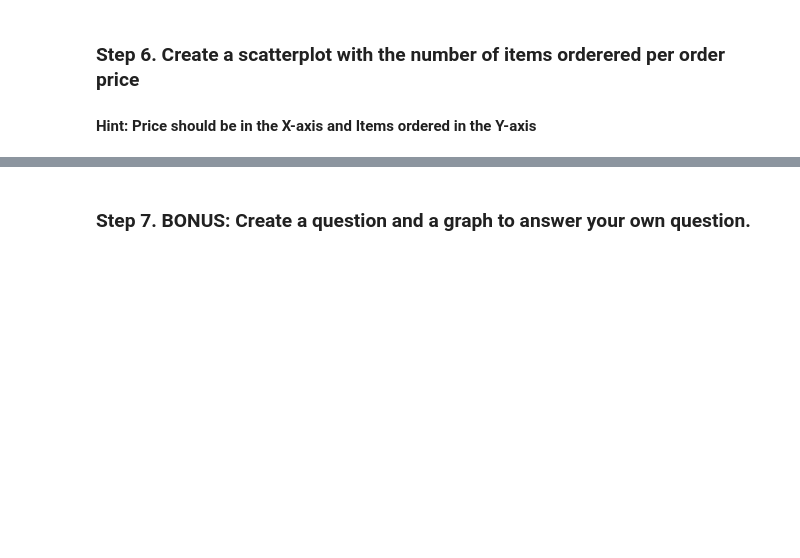
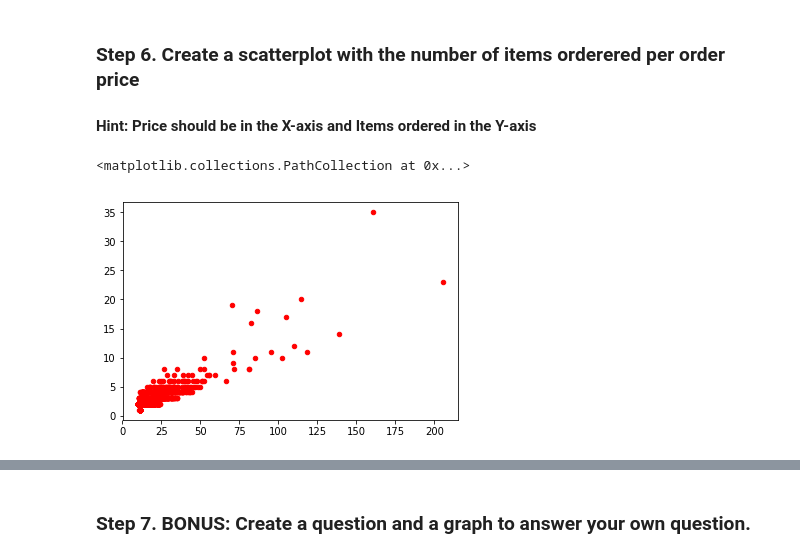
Before and after one commit to StupppidB/pandas_exercises, a Jupyter notebook: 07_Visualization/Chipotle/Exercises.ipynb, the cells around one changed output, grey strips where cells are left out. Saved outputs shown, nothing was run; the diff lists cells and outputs as text; code cells hidden in the pictures; blank space fills up the shorter version.

```diff
--- a/07_Visualization/Chipotle/Exercises.ipynb
+++ b/07_Visualization/Chipotle/Exercises.ipynb
@@ -41,3 +46,13 @@ chipo.head(10)
 # %% [markdown]
 ### Step 6. Create a scatterplot with the number of items orderered per order price
 #### Hint: Price should be in the X-axis and Items ordered in the Y-axis
+# %%
+chipo['item_price'] = chipo.item_price.apply(lambda x:(float (x[1:-1])))
+# %%
+xValue = chipo.groupby('order_id').sum().item_price
+yValue = chipo.groupby('order_id').sum().quantity
+# %%
+plt.scatter(xValue, yValue, s=20, c="r", marker='o')
+# %% [output]
+<matplotlib.collections.PathCollection at 0x...>
+[figure, added]
```
Also changed, not shown: parts of 3 cells of this notebook, 2 other files.
